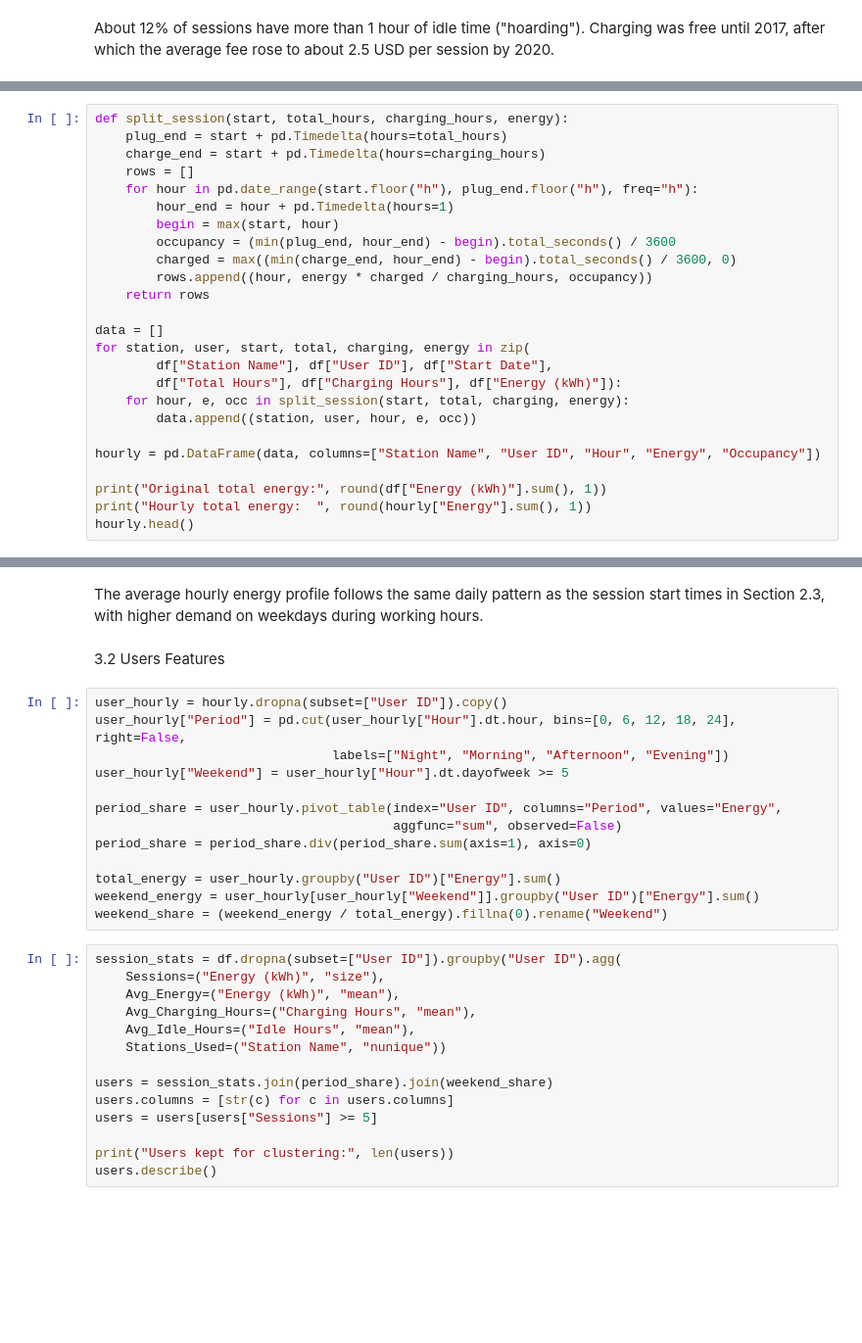
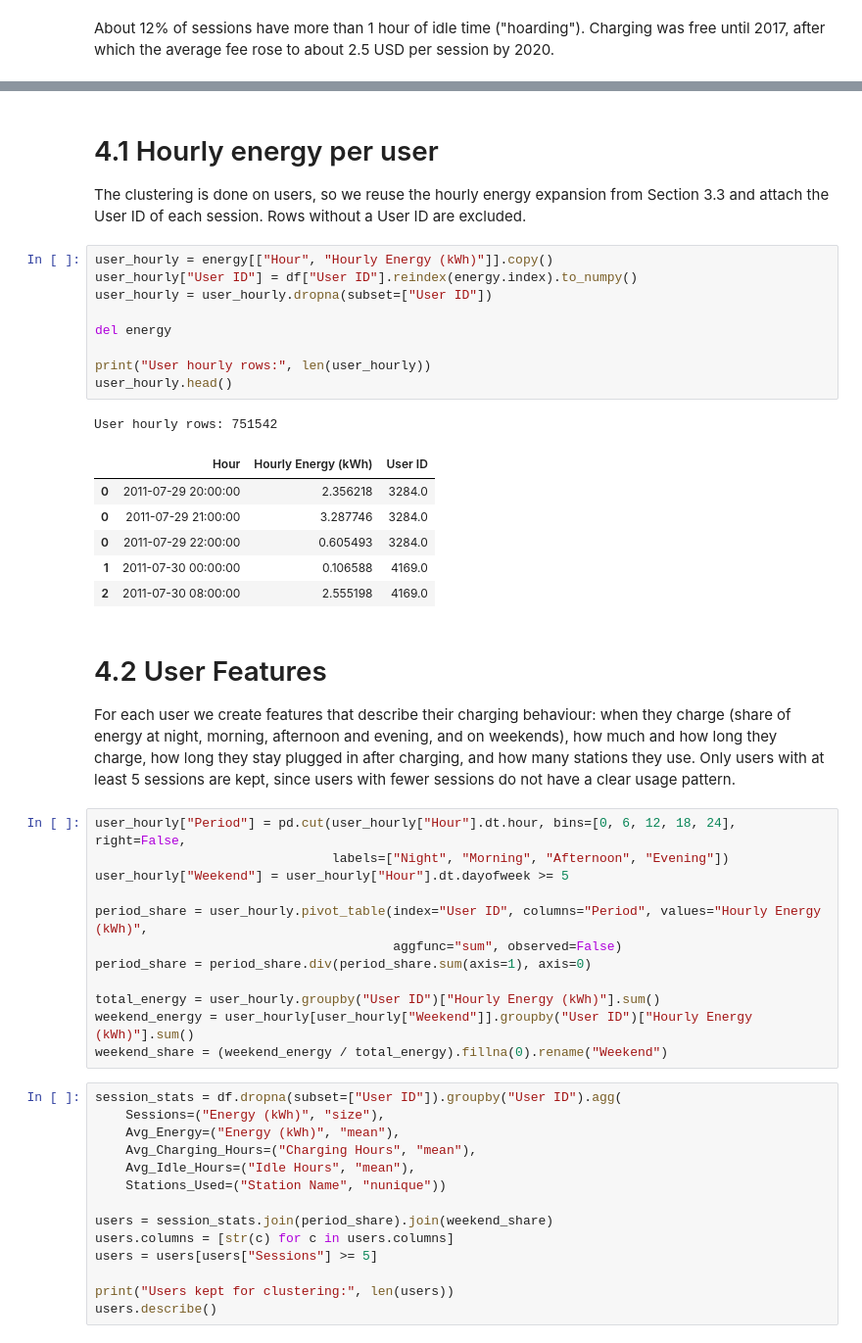
Before and after one commit to FridaGi/ITBA, a Jupyter notebook: ITBA_Project.ipynb, the cells around one changed output, grey strips where cells are left out. Shown at 98% size. Drawn from its saved outputs; the diff is of its cells as text; blank space fills up the shorter version.

```diff
--- a/ITBA_Project.ipynb
+++ b/ITBA_Project.ipynb
@@ -421,25 +544,0 @@ Each session is split into the hours it covers. For each hour we compute the occ
-# %%
-def split_session(start, total_hours, charging_hours, energy):
-    plug_end = start + pd.Timedelta(hours=total_hours)
-    charge_end = start + pd.Timedelta(hours=charging_hours)
-    rows = []
-    for hour in pd.date_range(start.floor("h"), plug_end.floor("h"), freq="h"):
-        hour_end = hour + pd.Timedelta(hours=1)
-        begin = max(start, hour)
-        occupancy = (min(plug_end, hour_end) - begin).total_seconds() / 3600
-        charged = max((min(charge_end, hour_end) - begin).total_seconds() / 3600, 0)
-        rows.append((hour, energy * charged / charging_hours, occupancy))
-    return rows
-
-data = []
-for station, user, start, total, charging, energy in zip(
-        df["Station Name"], df["User ID"], df["Start Date"],
-        df["Total Hours"], df["Charging Hours"], df["Energy (kWh)"]):
-    for hour, e, occ in split_session(start, total, charging, energy):
-        data.append((station, user, hour, e, occ))
-
-hourly = pd.DataFrame(data, columns=["Station Name", "User ID", "Hour", "Energy", "Occupancy"])
-
-print("Original total energy:", round(df["Energy (kWh)"].sum(), 1))
-print("Hourly total energy:  ", round(hourly["Energy"].sum(), 1))
-hourly.head()
@@ -487,19 +545,37 @@ plt.ylabel("kWh"); plt.show()
-# %% [markdown]
-The average hourly energy profile follows the same daily pattern as the session start times in Section 2.3, with higher demand on weekdays during working hours.
-# %% [markdown]
-3.2 Users Features
+# %% [markdown]
+# 4.1 Hourly energy per user
+The clustering is done on users, so we reuse the hourly energy expansion from Section 3.3 and attach the User ID of each session. Rows without a User ID are excluded.
+# %%
+user_hourly = energy[["Hour", "Hourly Energy (kWh)"]].copy()
+user_hourly["User ID"] = df["User ID"].reindex(energy.index).to_numpy()
+user_hourly = user_hourly.dropna(subset=["User ID"])
+
+del energy
+
+print("User hourly rows:", len(user_hourly))
+user_hourly.head()
+# %% [output]
+User hourly rows: 751542
+|  | Hour | Hourly Energy (kWh) | User ID |
+| 0 | 2011-07-29 20:00:00 | 2.356218 | 3284.0 |
+| 0 | 2011-07-29 21:00:00 | 3.287746 | 3284.0 |
+| 0 | 2011-07-29 22:00:00 | 0.605493 | 3284.0 |
+| 1 | 2011-07-30 00:00:00 | 0.106588 | 4169.0 |
+| 2 | 2011-07-30 08:00:00 | 2.555198 | 4169.0 |
+# %% [markdown]
+# 4.2 User Features
+For each user we create features that describe their charging behaviour: when they charge (share of energy at night, morning, afternoon and evening, and on weekends), how much and how long they charge, how long they stay plugged in after charging, and how many stations they use. Only users with at least 5 sessions are kept, since users with fewer sessions do not have a clear usage pattern.
 # %%
-user_hourly = hourly.dropna(subset=["User ID"]).copy()
 user_hourly["Period"] = pd.cut(user_hourly["Hour"].dt.hour, bins=[0, 6, 12, 18, 24], right=False,
                                labels=["Night", "Morning", "Afternoon", "Evening"])
 user_hourly["Weekend"] = user_hourly["Hour"].dt.dayofweek >= 5
 
-period_share = user_hourly.pivot_table(index="User ID", columns="Period", values="Energy",
+period_share = user_hourly.pivot_table(index="User ID", columns="Period", values="Hourly Energy (kWh)",
                                        aggfunc="sum", observed=False)
 period_share = period_share.div(period_share.sum(axis=1), axis=0)
 
-total_energy = user_hourly.groupby("User ID")["Energy"].sum()
-weekend_energy = user_hourly[user_hourly["Weekend"]].groupby("User ID")["Energy"].sum()
+total_energy = user_hourly.groupby("User ID")["Hourly Energy (kWh)"].sum()
+weekend_energy = user_hourly[user_hourly["Weekend"]].groupby("User ID")["Hourly Energy (kWh)"].sum()
 weekend_share = (weekend_energy / total_energy).fillna(0).rename("Weekend")
 # %%
 session_stats = df.dropna(subset=["User ID"]).groupby("User ID").agg(
```
Also changed, not shown: parts of 44 cells of this notebook.
